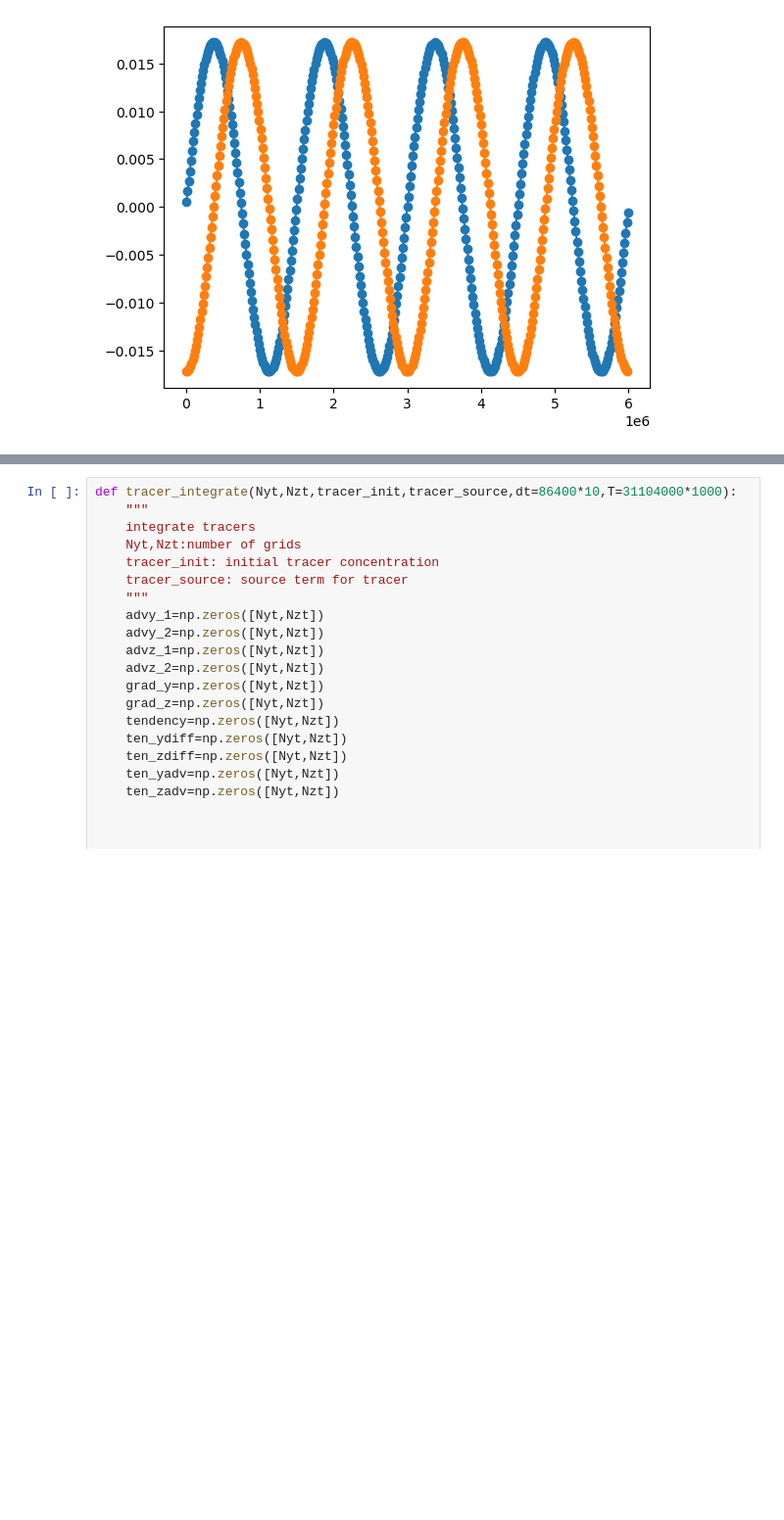
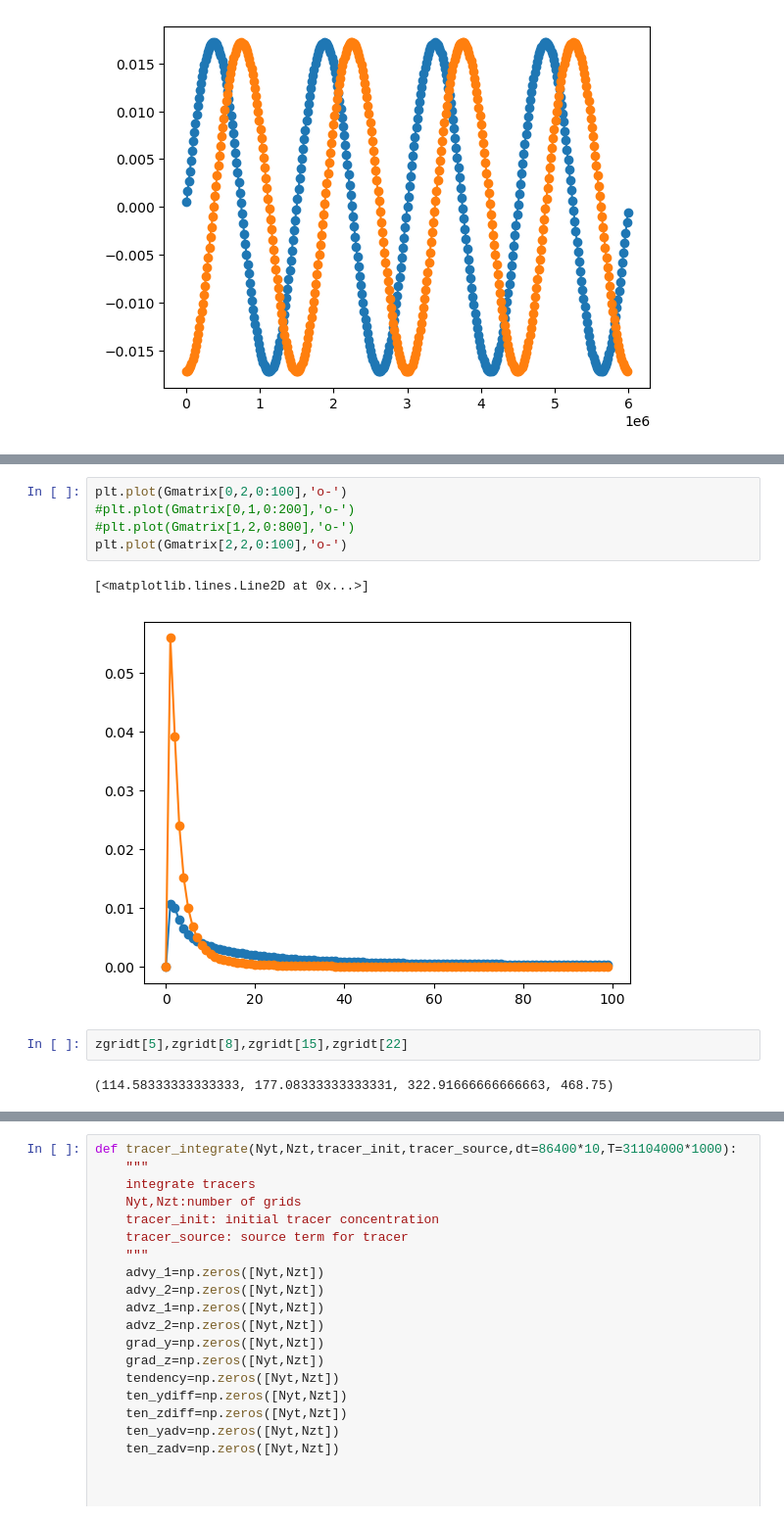
Before and after one commit to anthony-meza/test_age_framework, a Jupyter notebook: shear_dispersion.ipynb, the cells around one changed output, grey strips where cells are left out. Shown: that part at 98% size. Drawn from its saved outputs; the diff is of its cells as text; blank space fills up the shorter version.

```diff
--- a/shear_dispersion.ipynb
+++ b/shear_dispersion.ipynb
@@ -142,0 +344,12 @@ Text(0.5, 1.0, 'KH=1000,Nk=4,Aw=1.5e-06,kdia=5e-05')
+# %%
+plt.plot(Gmatrix[0,2,0:100],'o-')
+#plt.plot(Gmatrix[0,1,0:200],'o-')
+#plt.plot(Gmatrix[1,2,0:800],'o-')
+plt.plot(Gmatrix[2,2,0:100],'o-')
+# %% [output]
+[<matplotlib.lines.Line2D at 0x...>]
+[figure, added]
+# %%
+zgridt[5],zgridt[8],zgridt[15],zgridt[22]
+# %% [output]
+(114.58333333333333, 177.08333333333331, 322.91666666666663, 468.75)
```
Also changed, not shown: parts of 10 cells of this notebook.
